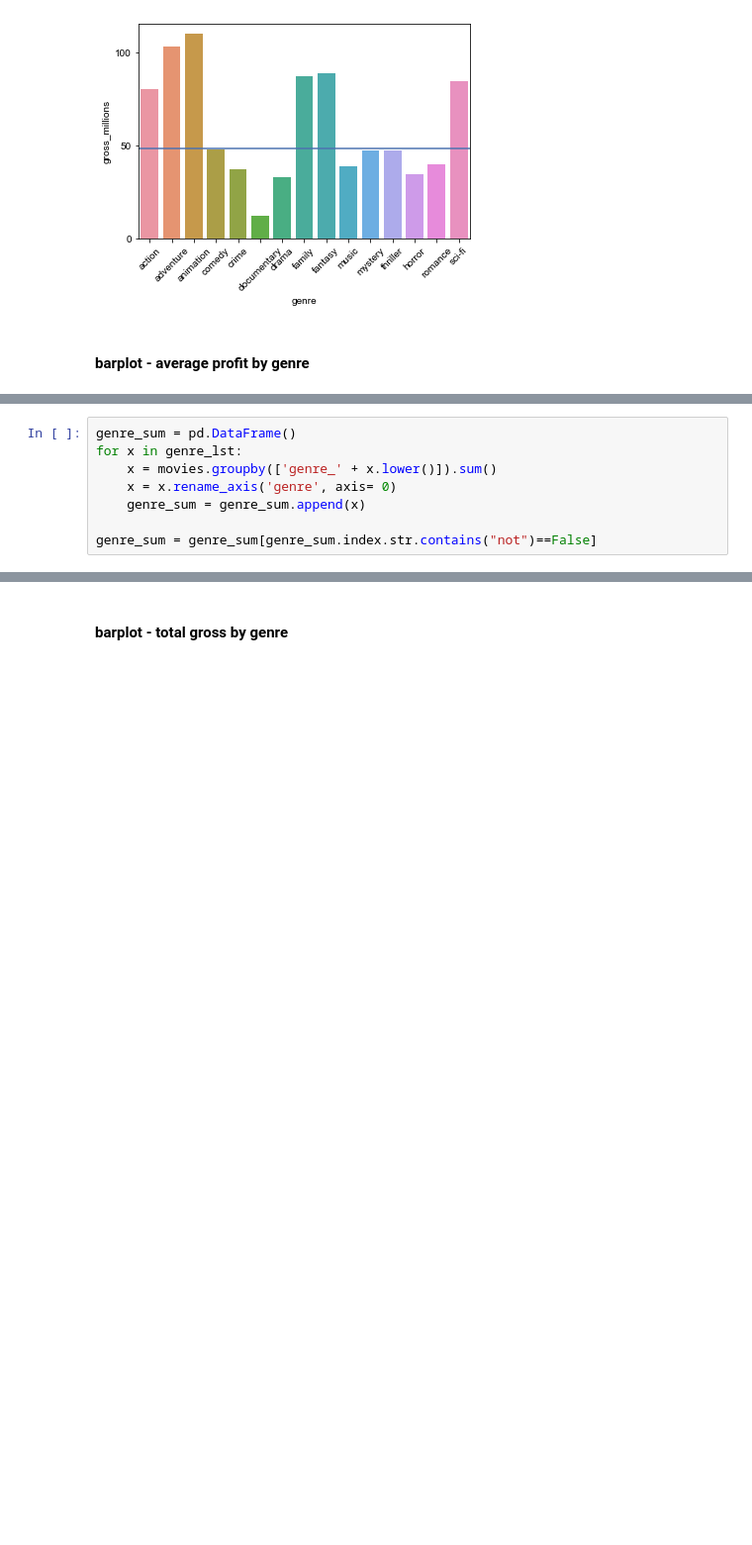
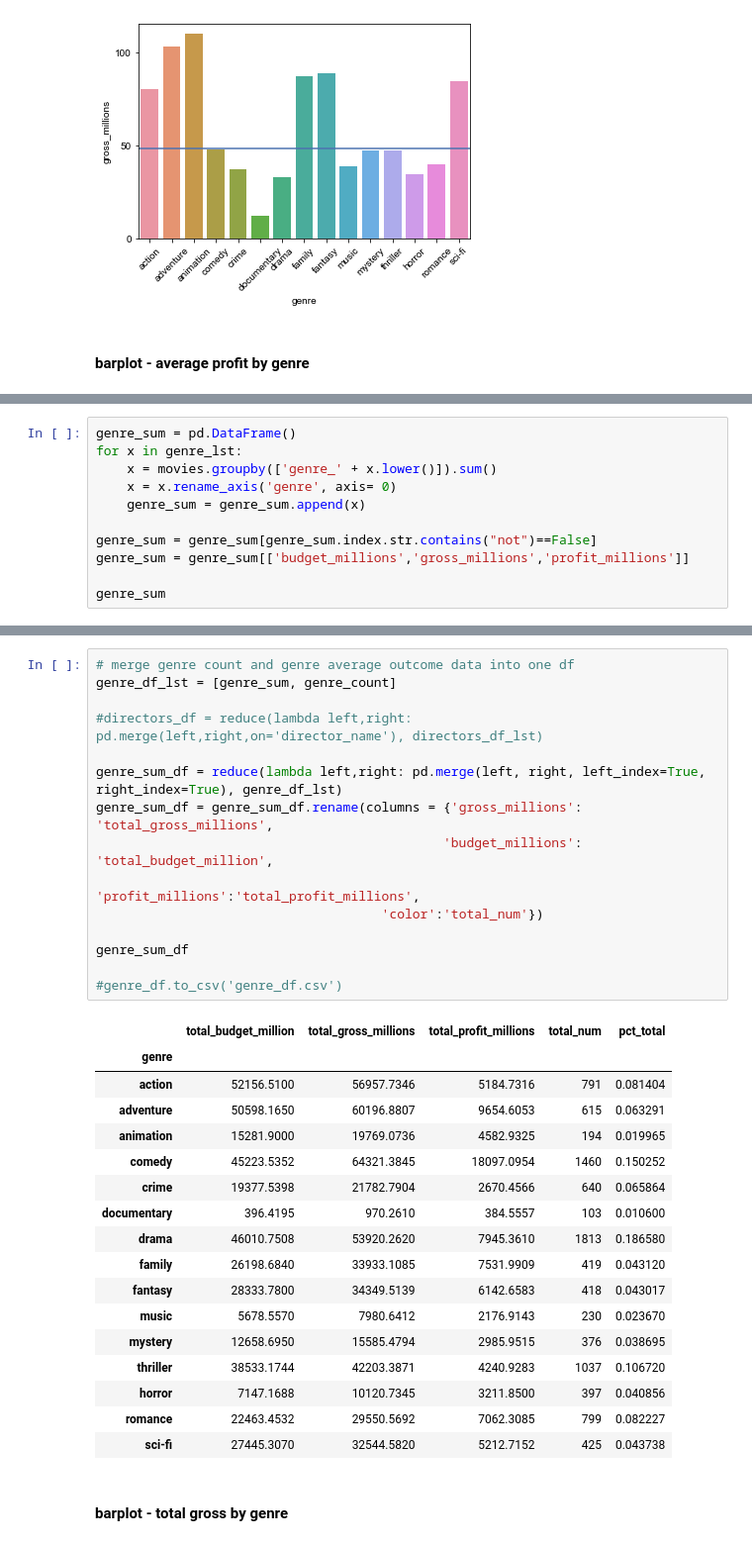
Before and after one commit to kristinkspanos/data_analysis_movie_studio, a Jupyter notebook: assignment_2_movie_data.ipynb, the cells around one changed output, grey strips where cells are left out. Shown: that part at 99% size. Saved outputs shown, nothing was run; the diff lists cells and outputs as text; blank space fills up the shorter version.

```diff
--- a/assignment_2_movie_data.ipynb
+++ b/assignment_2_movie_data.ipynb
@@ -697,3 +940,6 @@ for x in genre_lst:
     genre_sum = genre_sum.append(x)
 
 genre_sum = genre_sum[genre_sum.index.str.contains("not")==False]
+genre_sum = genre_sum[['budget_millions','gross_millions','profit_millions']]
+
+genre_sum
@@ -700,3 +964,36 @@ genre_sum = genre_sum[genre_sum.index.str.contains("not")==False]
+# %%
+# merge genre count and genre average outcome data into one df
+genre_df_lst = [genre_sum, genre_count]
+
+#directors_df = reduce(lambda left,right: pd.merge(left,right,on='director_name'), directors_df_lst)
+
+genre_sum_df = reduce(lambda left,right: pd.merge(left, right, left_index=True, right_index=True), genre_df_lst)
+genre_sum_df = genre_sum_df.rename(columns = {'gross_millions': 'total_gross_millions',
+                                             'budget_millions': 'total_budget_million',
+                                              'profit_millions':'total_profit_millions',
+                                     'color':'total_num'})
+
+genre_sum_df
+
+#genre_df.to_csv('genre_df.csv')
+# %% [output]
+|  | total_budget_million | total_gross_millions | total_profit_millions | total_num | pct_total |
+| genre |  |  |  |  |  |
+| action | 52156.5100 | 56957.7346 | 5184.7316 | 791 | 0.081404 |
+| adventure | 50598.1650 | 60196.8807 | 9654.6053 | 615 | 0.063291 |
+| animation | 15281.9000 | 19769.0736 | 4582.9325 | 194 | 0.019965 |
+| comedy | 45223.5352 | 64321.3845 | 18097.0954 | 1460 | 0.150252 |
+| crime | 19377.5398 | 21782.7904 | 2670.4566 | 640 | 0.065864 |
+| documentary | 396.4195 | 970.2610 | 384.5557 | 103 | 0.010600 |
+| drama | 46010.7508 | 53920.2620 | 7945.3610 | 1813 | 0.186580 |
+| family | 26198.6840 | 33933.1085 | 7531.9909 | 419 | 0.043120 |
+| fantasy | 28333.7800 | 34349.5139 | 6142.6583 | 418 | 0.043017 |
+| music | 5678.5570 | 7980.6412 | 2176.9143 | 230 | 0.023670 |
+| mystery | 12658.6950 | 15585.4794 | 2985.9515 | 376 | 0.038695 |
+| thriller | 38533.1744 | 42203.3871 | 4240.9283 | 1037 | 0.106720 |
+| horror | 7147.1688 | 10120.7345 | 3211.8500 | 397 | 0.040856 |
+| romance | 22463.4532 | 29550.5692 | 7062.3085 | 799 | 0.082227 |
+| sci-fi | 27445.3070 | 32544.5820 | 5212.7152 | 425 | 0.043738 |
 # %% [markdown]
 #### barplot - total gross by genre
 # %%
```
Also changed, not shown: parts of 82 cells of this notebook.
